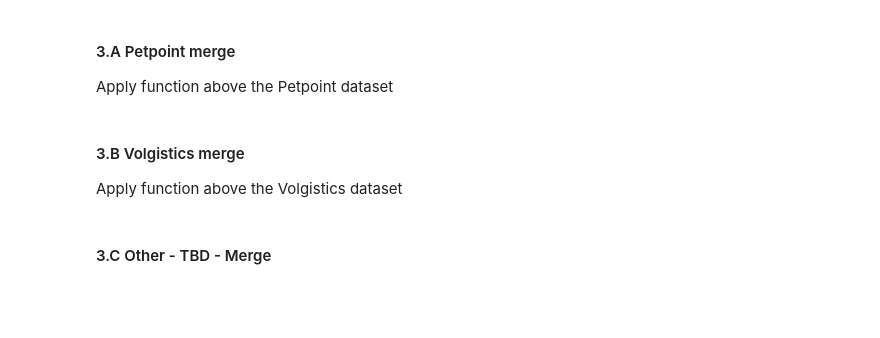
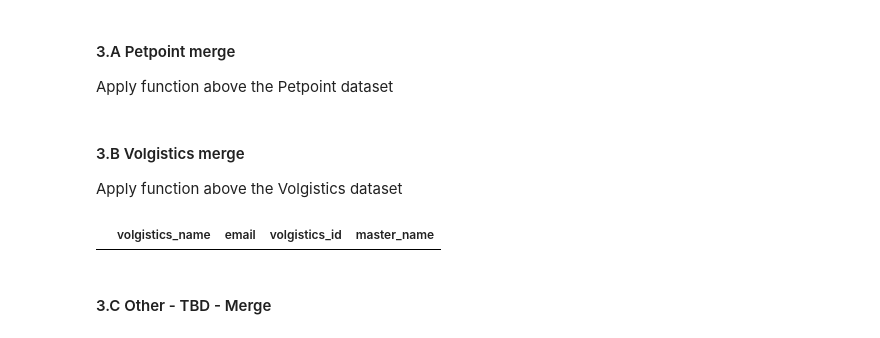
Before and after one commit to CodeForPhilly/paws-data-pipeline, a Jupyter notebook: load_paws_data.ipynb, the cells around one changed output. Saved outputs shown, nothing was run; the diff lists cells and outputs as text; code cells hidden in the pictures; blank space fills up the shorter version.

Commit message:
Plan out the volgistics join against master data

```diff
--- a/load_paws_data.ipynb
+++ b/load_paws_data.ipynb
@@ -333,6 +332,17 @@ volgistics = pd.read_sql('select * from volgistics', conn)
 # Note: we could add foreign key support to the master data table referencing the volgistics primary key
 pd.options.display.max_columns = 999
 #volgistics.tail()
+# %%
+(
+    volgistics
+    [['last_name_first_name', 'email', 'volgistics_id']].rename(columns={'last_name_first_name': 'volgistics_name'})
+    .merge(master_df[['name', 'email']].rename(columns={'name': 'master_name'}), how='inner')
+)
+# FIXME: instead merge a left join from master_df, so we can write it back out at the end
+# Will drop the volgistics_id column from master data and join on email (adding a volgistics_name field to master_df temporarily)
+# Then, assign a fuzzy name score, apply a threshold nulling nonmatching volgistics_id rows, etc.
+# %% [output]
+|  | volgistics_name | email | volgistics_id | master_name |
 # %% [markdown]
 #### 3.C Other - TBD - Merge
 # %% [markdown]
```
Also changed, not shown: parts of 2 cells of this notebook.
